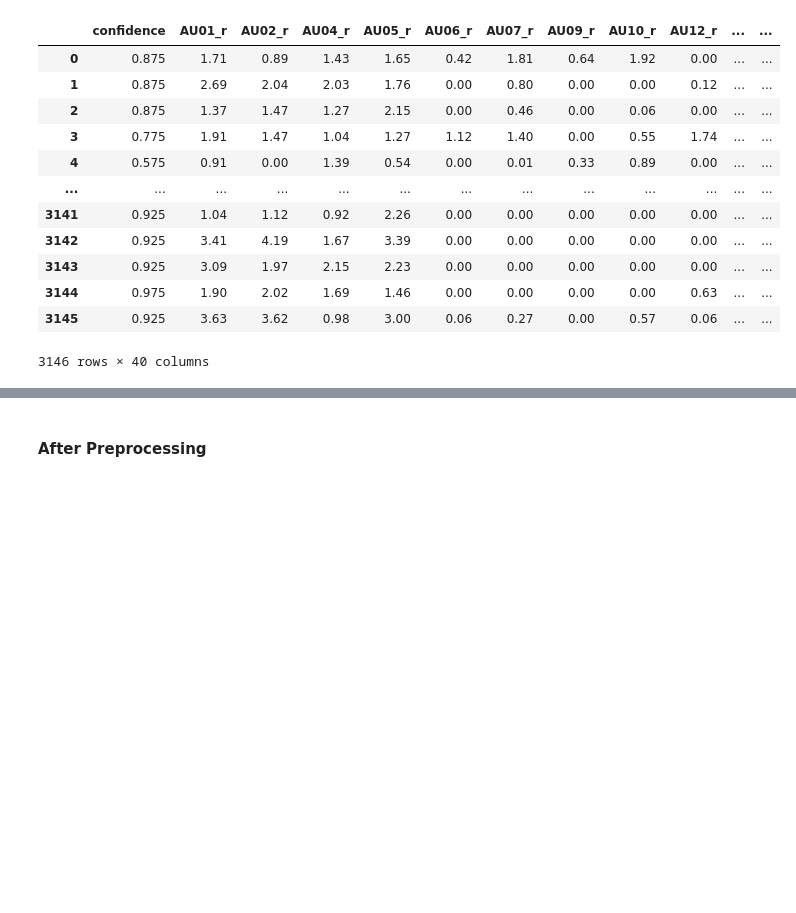
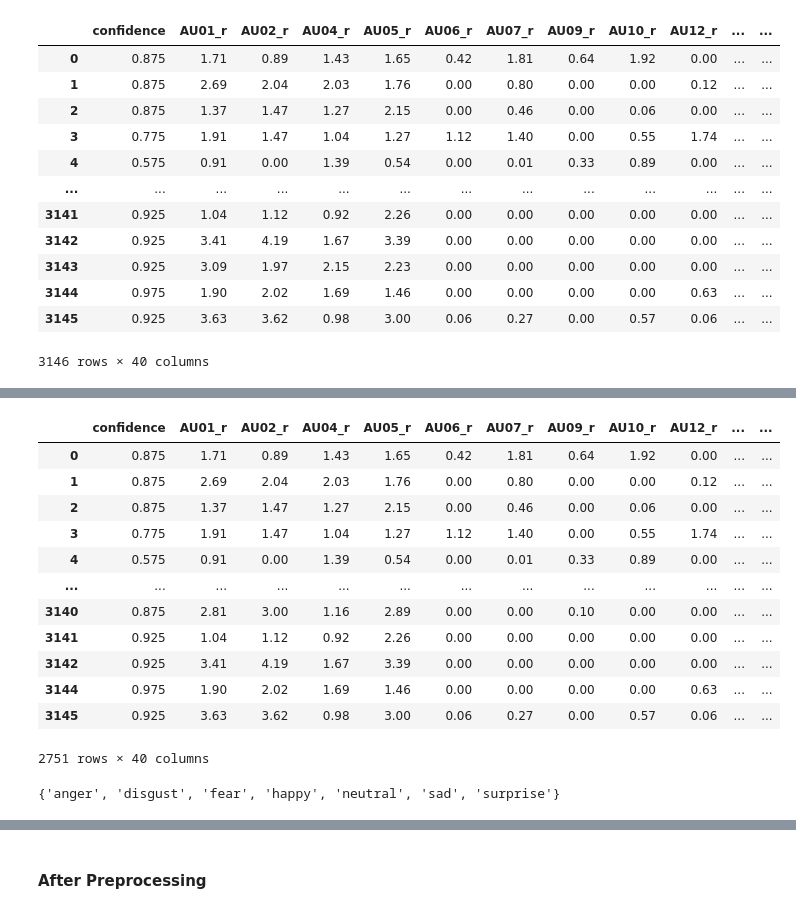
Before and after one commit to siicomos/emotion-picture-correlator, a Jupyter notebook: notebooks/Assignment 2-Copy1.ipynb, the cells around one changed output, grey strips where cells are left out. Saved outputs shown, nothing was run; the diff lists cells and outputs as text; code cells hidden in the pictures; blank space fills up the shorter version.

```diff
--- a/notebooks/Assignment 2-Copy1.ipynb
+++ b/notebooks/Assignment 2-Copy1.ipynb
@@ -223,8 +225,8 @@ labels
 # %% [markdown]
 Combine the labels with the selected features
 # %%
-featrues_lables = all_processed_features.merge(labels, on="External ID")
-featrues_lables
+featrues_labels = all_processed_features.merge(labels, on="External ID")
+featrues_labels
 # %% [output]
 |  | confidence | AU01_r | AU02_r | AU04_r | AU05_r | AU06_r | AU07_r | AU09_r | AU10_r | AU12_r | ... | ... |
 | 0 | 0.875 | 1.71 | 0.89 | 1.43 | 1.65 | 0.42 | 1.81 | 0.64 | 1.92 | 0.00 | ... | ... |
@@ -241,0 +264,31 @@ featrues_lables
+# %%
+featrues_labels = featrues_labels[featrues_labels["Final_labels"] != "None"]
+featrues_labels = featrues_labels[~featrues_labels["Final_labels"].isnull()]
+featrues_labels = featrues_labels[featrues_labels["Final_labels"] != "none_of_the_above"]
+featrues_labels = featrues_labels[featrues_labels["Final_labels"] != "none of the above"]
+featrues_labels = featrues_labels[featrues_labels["Final_labels"] != "neutral/happy/None"]
+featrues_labels = featrues_labels.replace("surprie", "surprise")
+featrues_labels = featrues_labels.replace("sad/angry", "sad/anger")
+# %%
+featrues_labels
+# %% [output]
+|  | confidence | AU01_r | AU02_r | AU04_r | AU05_r | AU06_r | AU07_r | AU09_r | AU10_r | AU12_r | ... | ... |
+| 0 | 0.875 | 1.71 | 0.89 | 1.43 | 1.65 | 0.42 | 1.81 | 0.64 | 1.92 | 0.00 | ... | ... |
+| 1 | 0.875 | 2.69 | 2.04 | 2.03 | 1.76 | 0.00 | 0.80 | 0.00 | 0.00 | 0.12 | ... | ... |
+| 2 | 0.875 | 1.37 | 1.47 | 1.27 | 2.15 | 0.00 | 0.46 | 0.00 | 0.06 | 0.00 | ... | ... |
+| 3 | 0.775 | 1.91 | 1.47 | 1.04 | 1.27 | 1.12 | 1.40 | 0.00 | 0.55 | 1.74 | ... | ... |
+| 4 | 0.575 | 0.91 | 0.00 | 1.39 | 0.54 | 0.00 | 0.01 | 0.33 | 0.89 | 0.00 | ... | ... |
+| ... | ... | ... | ... | ... | ... | ... | ... | ... | ... | ... | ... | ... |
+| 3140 | 0.875 | 2.81 | 3.00 | 1.16 | 2.89 | 0.00 | 0.00 | 0.10 | 0.00 | 0.00 | ... | ... |
+| 3141 | 0.925 | 1.04 | 1.12 | 0.92 | 2.26 | 0.00 | 0.00 | 0.00 | 0.00 | 0.00 | ... | ... |
+| 3142 | 0.925 | 3.41 | 4.19 | 1.67 | 3.39 | 0.00 | 0.00 | 0.00 | 0.00 | 0.00 | ... | ... |
+| 3144 | 0.975 | 1.90 | 2.02 | 1.69 | 1.46 | 0.00 | 0.00 | 0.00 | 0.00 | 0.63 | ... | ... |
+| 3145 | 0.925 | 3.63 | 3.62 | 0.98 | 3.00 | 0.06 | 0.27 | 0.00 | 0.57 | 0.06 | ... | ... |
+2751 rows × 40 columns
+# %%
+categories = set()
+for item in set(featrues_labels["Final_labels"].values):
+    categories.update(item.split("/"))
+categories
+# %% [output]
+{'anger', 'disgust', 'fear', 'happy', 'neutral', 'sad', 'surprise'}
```
Also changed, not shown: parts of 89 cells of this notebook.
